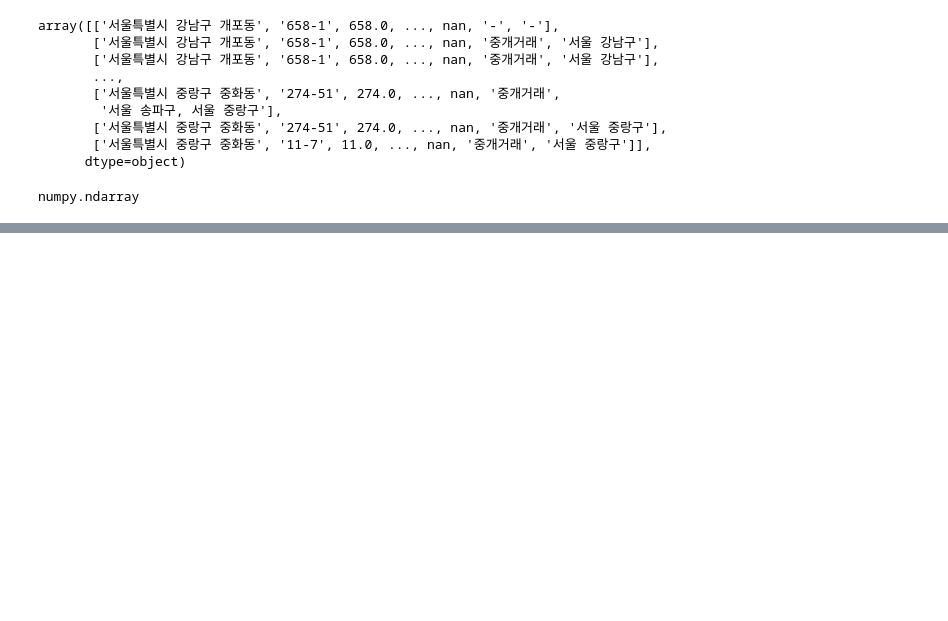
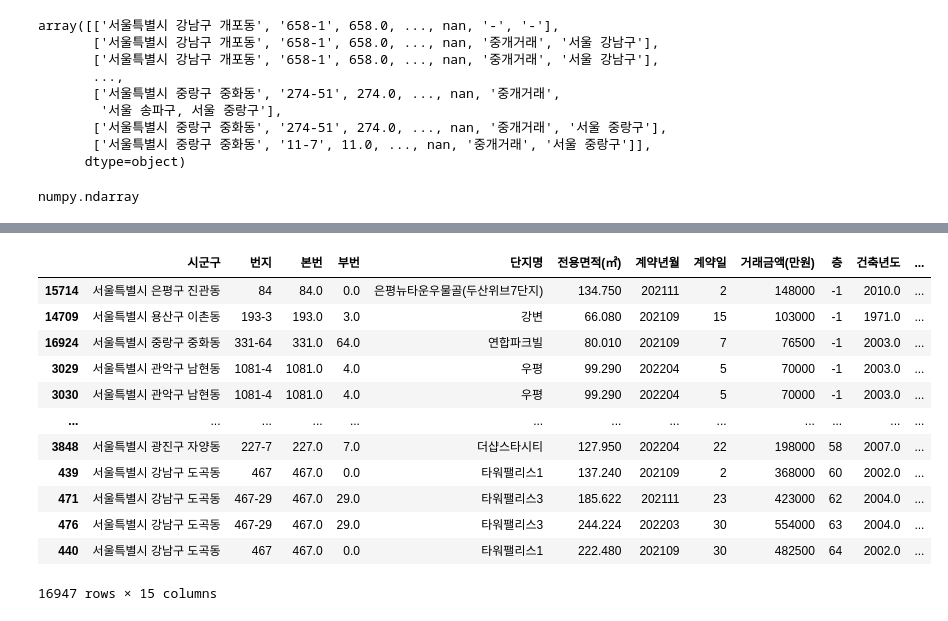
Before and after one commit to khakaa/KB_IT_academy_python, a Jupyter notebook: 20220905/day_0905_Pandas.ipynb, the cells around one changed output, grey strips where cells are left out. Saved outputs shown, nothing was run; the diff lists cells and outputs as text; code cells hidden in the pictures; blank space fills up the shorter version.

```diff
--- a/20220905/day_0905_Pandas.ipynb
+++ b/20220905/day_0905_Pandas.ipynb
@@ -53,0 +630,16 @@ numpy.ndarray
+# %%
+apt_price.sort_values(by=['층', '거래금액(만원)'], ascending=[True, False])
+# %% [output]
+|  | 시군구 | 번지 | 본번 | 부번 | 단지명 | 전용면적(㎡) | 계약년월 | 계약일 | 거래금액(만원) | 층 | 건축년도 | ... |
+| 15714 | 서울특별시 은평구 진관동 | 84 | 84.0 | 0.0 | 은평뉴타운우물골(두산위브7단지) | 134.750 | 202111 | 2 | 148000 | -1 | 2010.0 | ... |
+| 14709 | 서울특별시 용산구 이촌동 | 193-3 | 193.0 | 3.0 | 강변 | 66.080 | 202109 | 15 | 103000 | -1 | 1971.0 | ... |
+| 16924 | 서울특별시 중랑구 중화동 | 331-64 | 331.0 | 64.0 | 연합파크빌 | 80.010 | 202109 | 7 | 76500 | -1 | 2003.0 | ... |
+| 3029 | 서울특별시 관악구 남현동 | 1081-4 | 1081.0 | 4.0 | 우평 | 99.290 | 202204 | 5 | 70000 | -1 | 2003.0 | ... |
+| 3030 | 서울특별시 관악구 남현동 | 1081-4 | 1081.0 | 4.0 | 우평 | 99.290 | 202204 | 5 | 70000 | -1 | 2003.0 | ... |
+| ... | ... | ... | ... | ... | ... | ... | ... | ... | ... | ... | ... | ... |
+| 3848 | 서울특별시 광진구 자양동 | 227-7 | 227.0 | 7.0 | 더샵스타시티 | 127.950 | 202204 | 22 | 198000 | 58 | 2007.0 | ... |
+| 439 | 서울특별시 강남구 도곡동 | 467 | 467.0 | 0.0 | 타워팰리스1 | 137.240 | 202109 | 2 | 368000 | 60 | 2002.0 | ... |
+| 471 | 서울특별시 강남구 도곡동 | 467-29 | 467.0 | 29.0 | 타워팰리스3 | 185.622 | 202111 | 23 | 423000 | 62 | 2004.0 | ... |
+| 476 | 서울특별시 강남구 도곡동 | 467-29 | 467.0 | 29.0 | 타워팰리스3 | 244.224 | 202203 | 30 | 554000 | 63 | 2004.0 | ... |
+| 440 | 서울특별시 강남구 도곡동 | 467 | 467.0 | 0.0 | 타워팰리스1 | 222.480 | 202109 | 30 | 482500 | 64 | 2002.0 | ... |
+16947 rows × 15 columns
```
Also changed, not shown: parts of 76 cells of this notebook, 1 other file.
